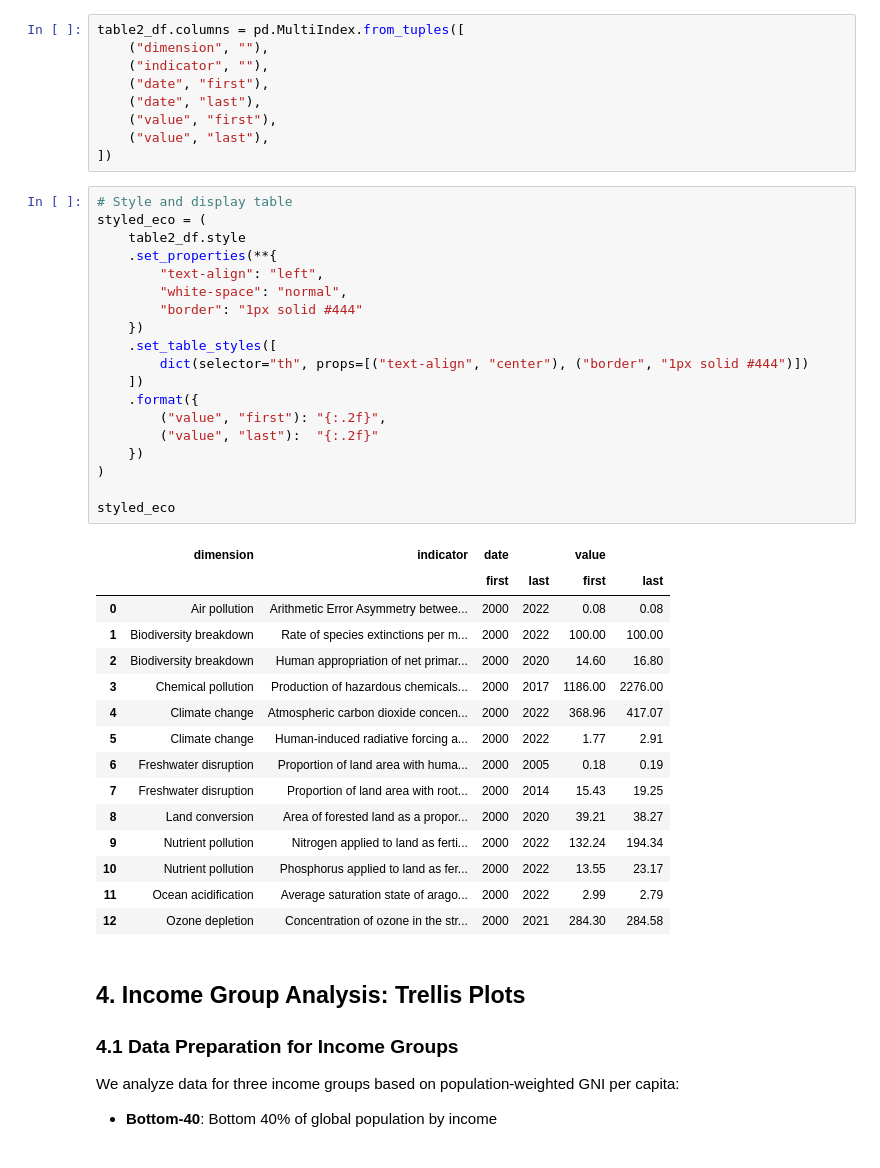
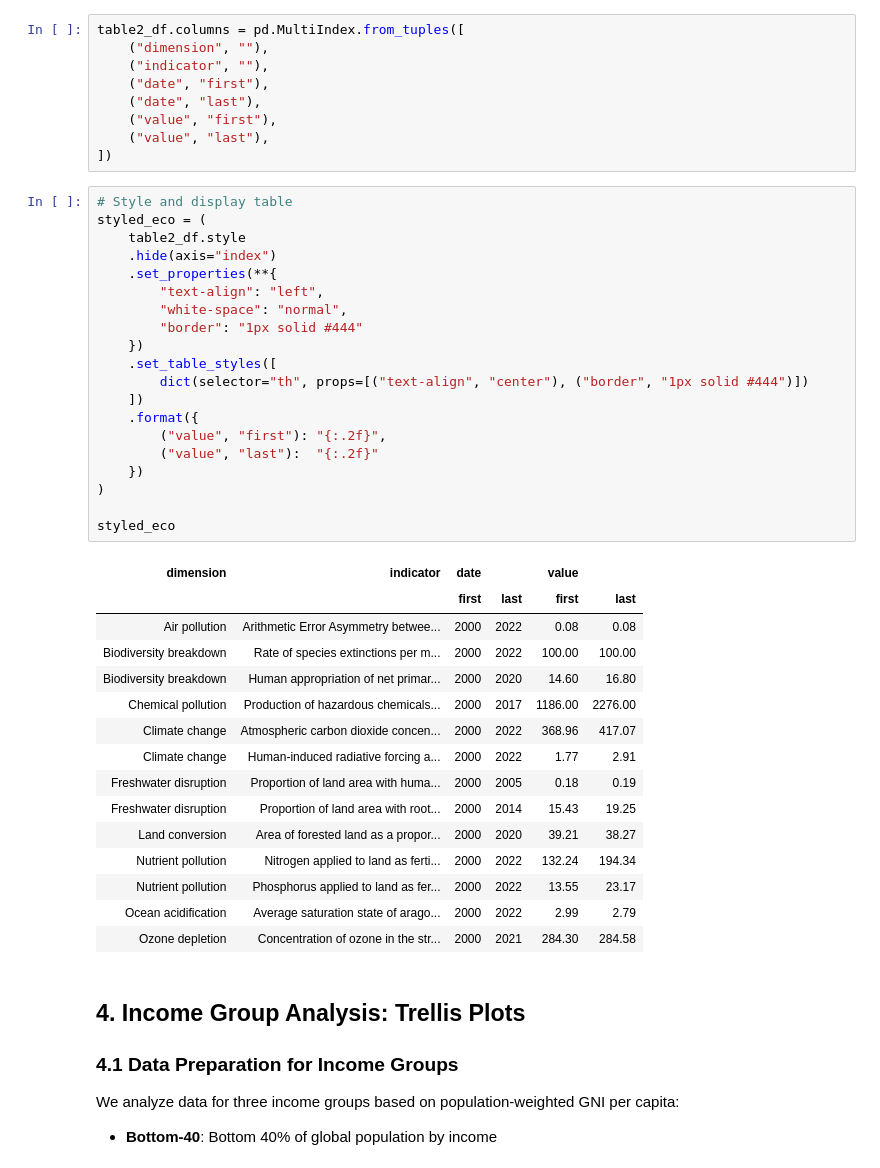
Before and after one commit to tasosger/machine_learning_aueb, a Jupyter notebook: ex1/dougnhut_analysis.ipynb, the cells around one changed output. Saved outputs shown, nothing was run; the diff lists cells and outputs as text.

```diff
--- a/ex1/dougnhut_analysis.ipynb
+++ b/ex1/dougnhut_analysis.ipynb
@@ -599,38 +600,39 @@ table2_df.columns = pd.MultiIndex.from_tuples([
 # %%
 # Style and display table
 styled_eco = (
     table2_df.style
+    .hide(axis="index")
     .set_properties(**{
         "text-align": "left",
         "white-space": "normal",
         "border": "1px solid #444"
     })
     .set_table_styles([
         dict(selector="th", props=[("text-align", "center"), ("border", "1px solid #444")])
     ])
     .format({
         ("value", "first"): "{:.2f}",
         ("value", "last"):  "{:.2f}"
     })
 )
 
 styled_eco
 # %% [output]
-|  | dimension | indicator | date |  | value |  |
-|  |  |  | first | last | first | last |
-| 0 | Air pollution | Arithmetic Error Asymmetry betwee... | 2000 | 2022 | 0.08 | 0.08 |
-| 1 | Biodiversity breakdown | Rate of species extinctions per m... | 2000 | 2022 | 100.00 | 100.00 |
-| 2 | Biodiversity breakdown | Human appropriation of net primar... | 2000 | 2020 | 14.60 | 16.80 |
-| 3 | Chemical pollution | Production of hazardous chemicals... | 2000 | 2017 | 1186.00 | 2276.00 |
-| 4 | Climate change | Atmospheric carbon dioxide concen... | 2000 | 2022 | 368.96 | 417.07 |
-| 5 | Climate change | Human-induced radiative forcing a... | 2000 | 2022 | 1.77 | 2.91 |
-| 6 | Freshwater disruption | Proportion of land area with huma... | 2000 | 2005 | 0.18 | 0.19 |
-| 7 | Freshwater disruption | Proportion of land area with root... | 2000 | 2014 | 15.43 | 19.25 |
-| 8 | Land conversion | Area of forested land as a propor... | 2000 | 2020 | 39.21 | 38.27 |
-| 9 | Nutrient pollution | Nitrogen applied to land as ferti... | 2000 | 2022 | 132.24 | 194.34 |
-| 10 | Nutrient pollution | Phosphorus applied to land as fer... | 2000 | 2022 | 13.55 | 23.17 |
-| 11 | Ocean acidification | Average saturation state of arago... | 2000 | 2022 | 2.99 | 2.79 |
-| 12 | Ozone depletion | Concentration of ozone in the str... | 2000 | 2021 | 284.30 | 284.58 |
+| dimension | indicator | date |  | value |  |
+|  |  | first | last | first | last |
+| Air pollution | Arithmetic Error Asymmetry betwee... | 2000 | 2022 | 0.08 | 0.08 |
+| Biodiversity breakdown | Rate of species extinctions per m... | 2000 | 2022 | 100.00 | 100.00 |
+| Biodiversity breakdown | Human appropriation of net primar... | 2000 | 2020 | 14.60 | 16.80 |
+| Chemical pollution | Production of hazardous chemicals... | 2000 | 2017 | 1186.00 | 2276.00 |
+| Climate change | Atmospheric carbon dioxide concen... | 2000 | 2022 | 368.96 | 417.07 |
+| Climate change | Human-induced radiative forcing a... | 2000 | 2022 | 1.77 | 2.91 |
+| Freshwater disruption | Proportion of land area with huma... | 2000 | 2005 | 0.18 | 0.19 |
+| Freshwater disruption | Proportion of land area with root... | 2000 | 2014 | 15.43 | 19.25 |
+| Land conversion | Area of forested land as a propor... | 2000 | 2020 | 39.21 | 38.27 |
+| Nutrient pollution | Nitrogen applied to land as ferti... | 2000 | 2022 | 132.24 | 194.34 |
+| Nutrient pollution | Phosphorus applied to land as fer... | 2000 | 2022 | 13.55 | 23.17 |
+| Ocean acidification | Average saturation state of arago... | 2000 | 2022 | 2.99 | 2.79 |
+| Ozone depletion | Concentration of ozone in the str... | 2000 | 2021 | 284.30 | 284.58 |
 # %% [markdown]
 ## 4. Income Group Analysis: Trellis Plots
 
```
Also changed, not shown: parts of 2 cells of this notebook, 1 other file.
